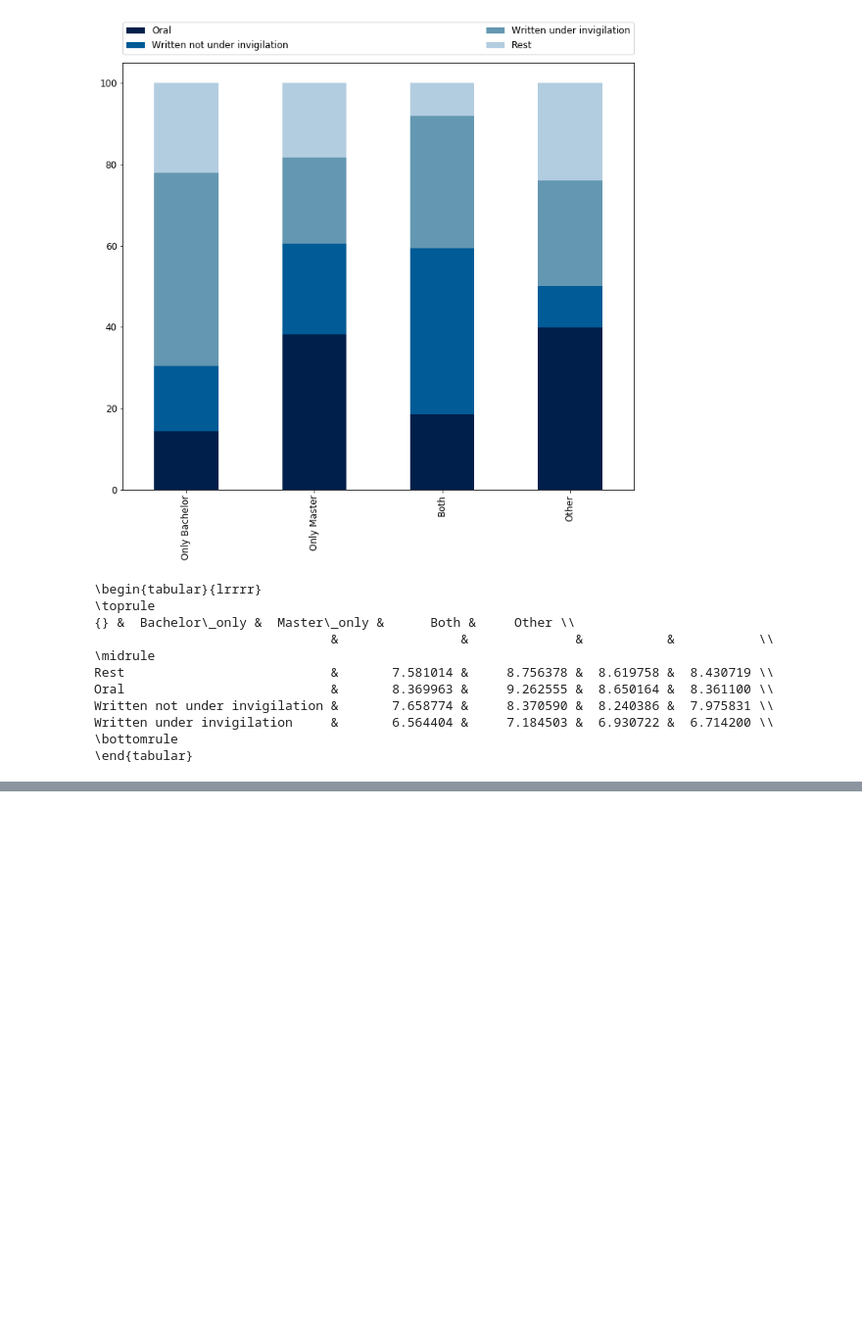
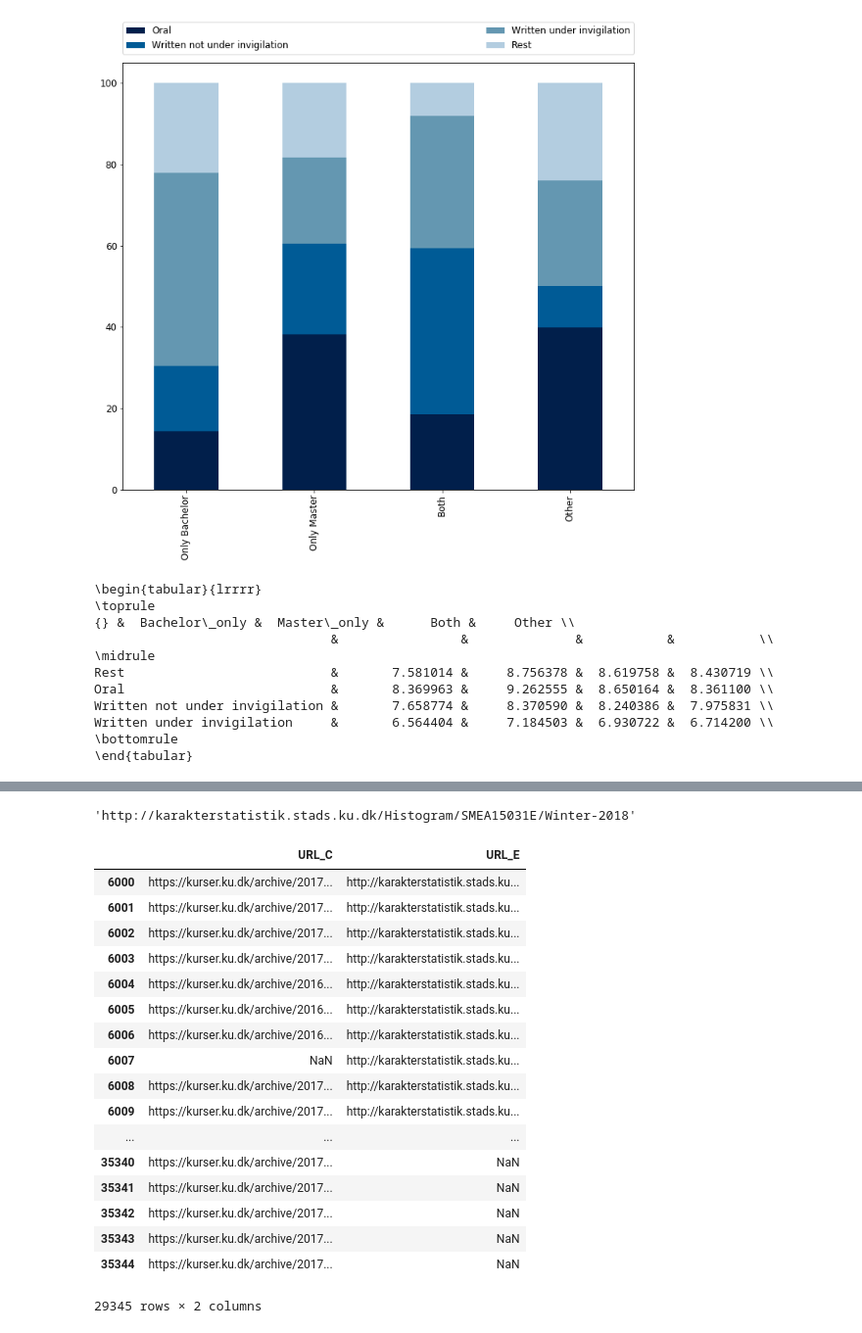
Before and after one commit to tnv875/Group18-NoTeeth, a Jupyter notebook: Exam project/Mag/Mag figurer og tabeller.ipynb, the cells around one changed output, grey strips where cells are left out. Shown at 98% size. Drawn from its saved outputs; the diff is of its cells as text; code cells hidden in the pictures; blank space fills up the shorter version.

```diff
--- a/Exam project/Mag/Mag figurer og tabeller.ipynb
+++ b/Exam project/Mag/Mag figurer og tabeller.ipynb
@@ -629,3 +642,6 @@ Written not under invigilation &       7.658774 &     8.370590 &  8.240386 &  7.
 Written under invigilation     &       6.564404 &     7.184503 &  6.930722 &  6.714200 \\
 \bottomrule
 \end{tabular}
+# %%
+with open('df_final_outer-Copy1.pkl', 'rb') as f:
+    dfo = pickle.load(f)
@@ -631,0 +668,25 @@ Written under invigilation     &       6.564404 &     7.184503 &  6.930722 &  6.
+# %%
+dfo['URL_E'][6027]
+# %% [output]
+'http://karakterstatistik.stads.ku.dk/Histogram/SMEA15031E/Winter-2018'
+# %%
+dfo[['URL_C','URL_E']][6000:]
+# %% [output]
+|  | URL_C | URL_E |
+| 6000 | https://kurser.ku.dk/archive/2017... | http://karakterstatistik.stads.ku... |
+| 6001 | https://kurser.ku.dk/archive/2017... | http://karakterstatistik.stads.ku... |
+| 6002 | https://kurser.ku.dk/archive/2017... | http://karakterstatistik.stads.ku... |
+| 6003 | https://kurser.ku.dk/archive/2017... | http://karakterstatistik.stads.ku... |
+| 6004 | https://kurser.ku.dk/archive/2016... | http://karakterstatistik.stads.ku... |
+| 6005 | https://kurser.ku.dk/archive/2016... | http://karakterstatistik.stads.ku... |
+| 6006 | https://kurser.ku.dk/archive/2016... | http://karakterstatistik.stads.ku... |
+| 6007 | NaN | http://karakterstatistik.stads.ku... |
+| 6008 | https://kurser.ku.dk/archive/2017... | http://karakterstatistik.stads.ku... |
+| 6009 | https://kurser.ku.dk/archive/2017... | http://karakterstatistik.stads.ku... |
+| ... | ... | ... |
+| 35340 | https://kurser.ku.dk/archive/2017... | NaN |
+| 35341 | https://kurser.ku.dk/archive/2017... | NaN |
+| 35342 | https://kurser.ku.dk/archive/2017... | NaN |
+| 35343 | https://kurser.ku.dk/archive/2017... | NaN |
+| 35344 | https://kurser.ku.dk/archive/2017... | NaN |
+29345 rows × 2 columns
```
Also changed, not shown: parts of 4 cells of this notebook, 4 other files.
